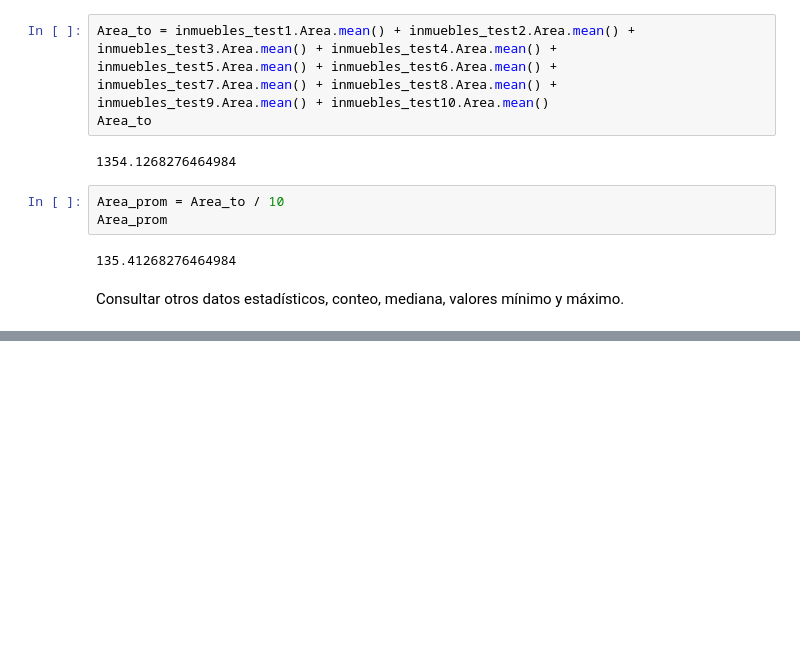
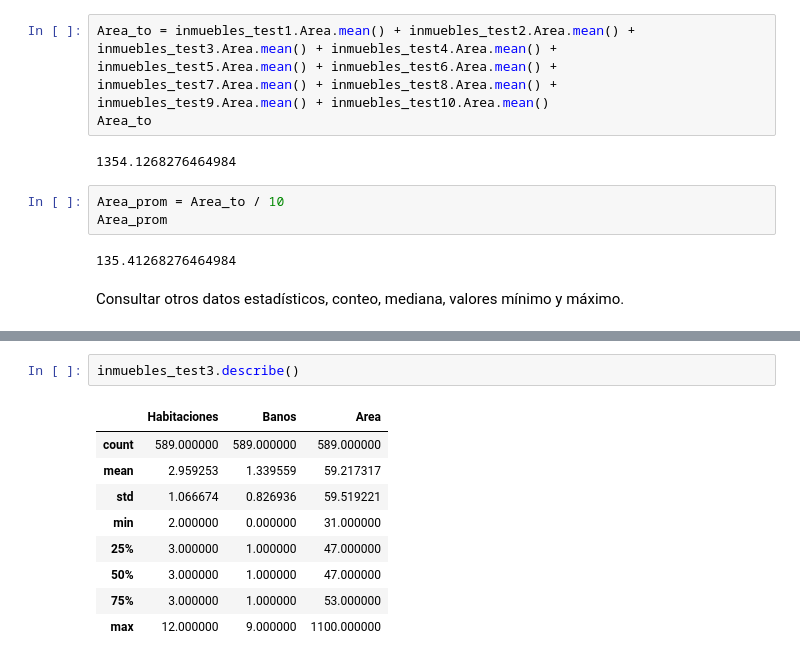
Before and after one commit to Nerebos/Inmsersion-de-datos, a Jupyter notebook: Desafios_Clase_1.ipynb, the cells around one changed output, grey strips where cells are left out. Saved outputs shown, nothing was run; the diff lists cells and outputs as text; blank space fills up the shorter version.

```diff
--- a/Desafios_Clase_1.ipynb
+++ b/Desafios_Clase_1.ipynb
@@ -85,0 +120,12 @@ len
+# %%
+inmuebles_test3.describe()
+# %% [output]
+|  | Habitaciones | Banos | Area |
+| count | 589.000000 | 589.000000 | 589.000000 |
+| mean | 2.959253 | 1.339559 | 59.217317 |
+| std | 1.066674 | 0.826936 | 59.519221 |
+| min | 2.000000 | 0.000000 | 31.000000 |
+| 25% | 3.000000 | 1.000000 | 47.000000 |
+| 50% | 3.000000 | 1.000000 | 47.000000 |
+| 75% | 3.000000 | 1.000000 | 53.000000 |
+| max | 12.000000 | 9.000000 | 1100.000000 |
```
Also changed, not shown: parts of 11 cells of this notebook.
